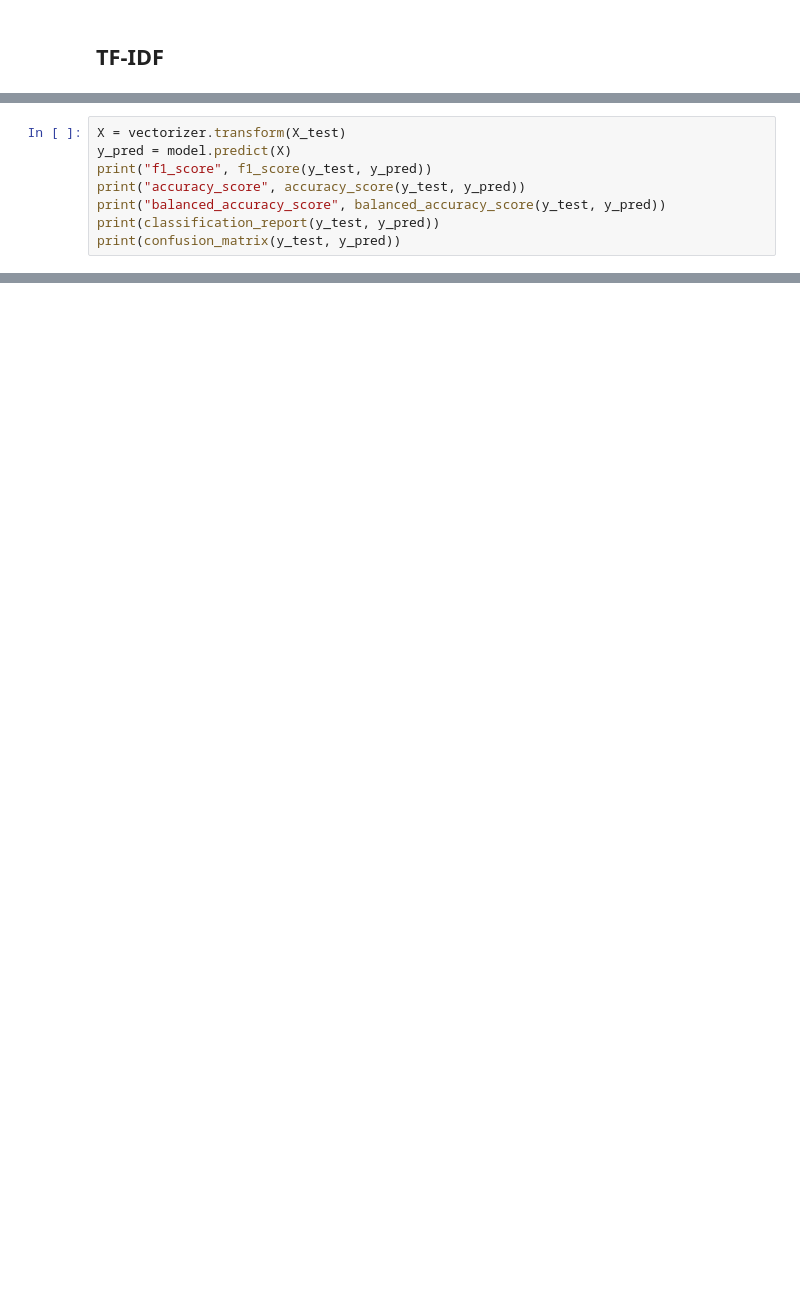
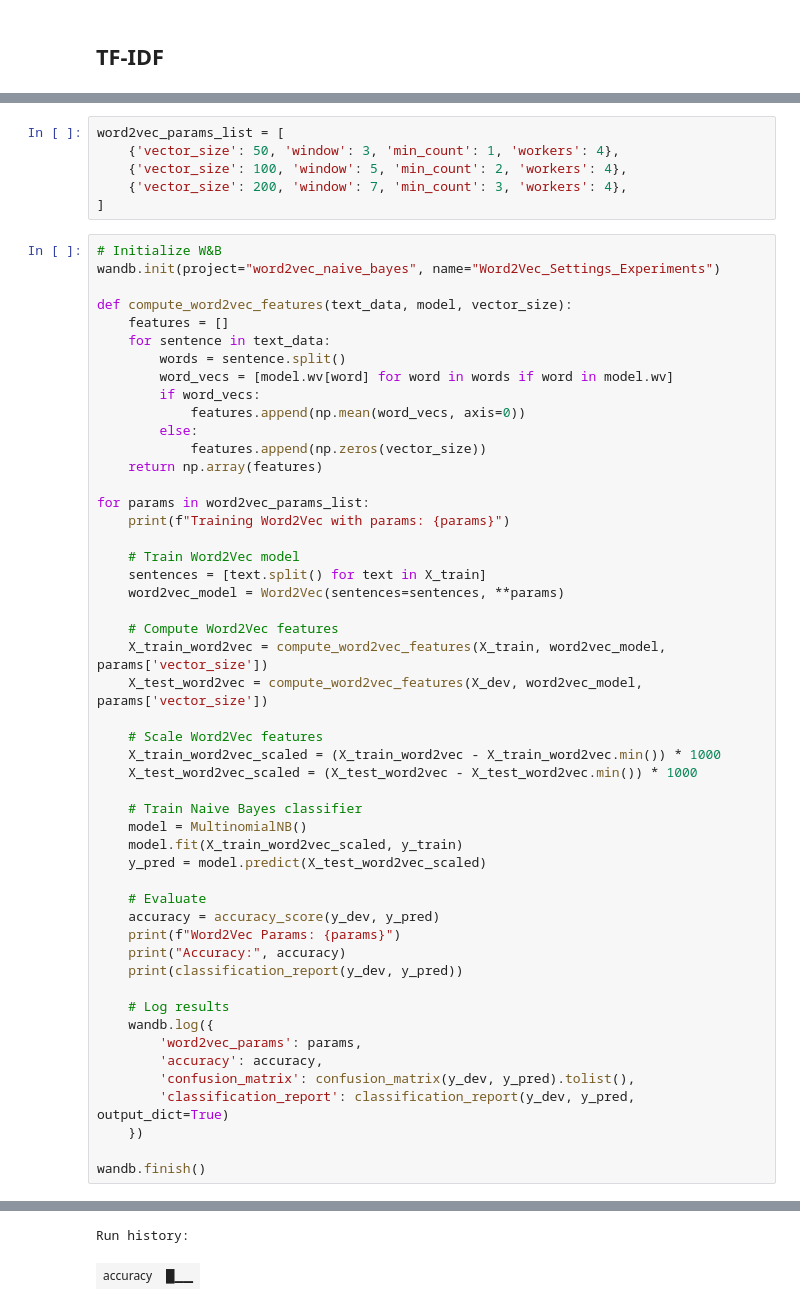
Before and after one commit to SvenGerloff/online_sexism_detection, a Jupyter notebook: milestone_2/NaiveBayes.ipynb, the cells around one changed output, grey strips where cells are left out. Saved outputs shown, nothing was run; the diff lists cells and outputs as text; blank space fills up the shorter version.

```diff
--- a/milestone_2/NaiveBayes.ipynb
+++ b/milestone_2/NaiveBayes.ipynb
@@ -171,8 +107,0 @@ weighted avg       0.82      0.79      0.73      2000
-# %%
-X = vectorizer.transform(X_test)
-y_pred = model.predict(X)
-print("f1_score", f1_score(y_test, y_pred))
-print("accuracy_score", accuracy_score(y_test, y_pred))
-print("balanced_accuracy_score", balanced_accuracy_score(y_test, y_pred))
-print(classification_report(y_test, y_pred))
-print(confusion_matrix(y_test, y_pred))
@@ -193,0 +108,57 @@ weighted avg       0.82      0.80      0.74      4000
+# %%
+word2vec_params_list = [
+    {'vector_size': 50, 'window': 3, 'min_count': 1, 'workers': 4},
+    {'vector_size': 100, 'window': 5, 'min_count': 2, 'workers': 4},
+    {'vector_size': 200, 'window': 7, 'min_count': 3, 'workers': 4},
+]
+# %%
+# Initialize W&B
+wandb.init(project="word2vec_naive_bayes", name="Word2Vec_Settings_Experiments")
+
+def compute_word2vec_features(text_data, model, vector_size):
+    features = []
+    for sentence in text_data:
+        words = sentence.split()
+        word_vecs = [model.wv[word] for word in words if word in model.wv]
+        if word_vecs:
+            features.append(np.mean(word_vecs, axis=0))
+        else:
+            features.append(np.zeros(vector_size))
+    return np.array(features)
+
+for params in word2vec_params_list:
+    print(f"Training Word2Vec with params: {params}")
+
+    # Train Word2Vec model
+    sentences = [text.split() for text in X_train]
+    word2vec_model = Word2Vec(sentences=sentences, **params)
+
+    # Compute Word2Vec features
+    X_train_word2vec = compute_word2vec_features(X_train, word2vec_model, params['vector_size'])
+    X_test_word2vec = compute_word2vec_features(X_dev, word2vec_model, params['vector_size'])
+
+    # Scale Word2Vec features
+    X_train_word2vec_scaled = (X_train_word2vec - X_train_word2vec.min()) * 1000
+    X_test_word2vec_scaled = (X_test_word2vec - X_test_word2vec.min()) * 1000
+
+    # Train Naive Bayes classifier
+    model = MultinomialNB()
+    model.fit(X_train_word2vec_scaled, y_train)
+    y_pred = model.predict(X_test_word2vec_scaled)
+
+    # Evaluate
+    accuracy = accuracy_score(y_dev, y_pred)
+    print(f"Word2Vec Params: {params}")
+    print("Accuracy:", accuracy)
+    print(classification_report(y_dev, y_pred))
+
+    # Log results
+    wandb.log({
+        'word2vec_params': params,
+        'accuracy': accuracy,
+        'confusion_matrix': confusion_matrix(y_dev, y_pred).tolist(),
+        'classification_report': classification_report(y_dev, y_pred, output_dict=True)
+    })
+
+wandb.finish()
+# %% [output]
@@ -193,0 +187,2 @@ weighted avg       0.82      0.80      0.74      4000
+Run history:
+| accuracy | █▁▁ |
```
Also changed, not shown: parts of 14 cells of this notebook, 3 other files.
